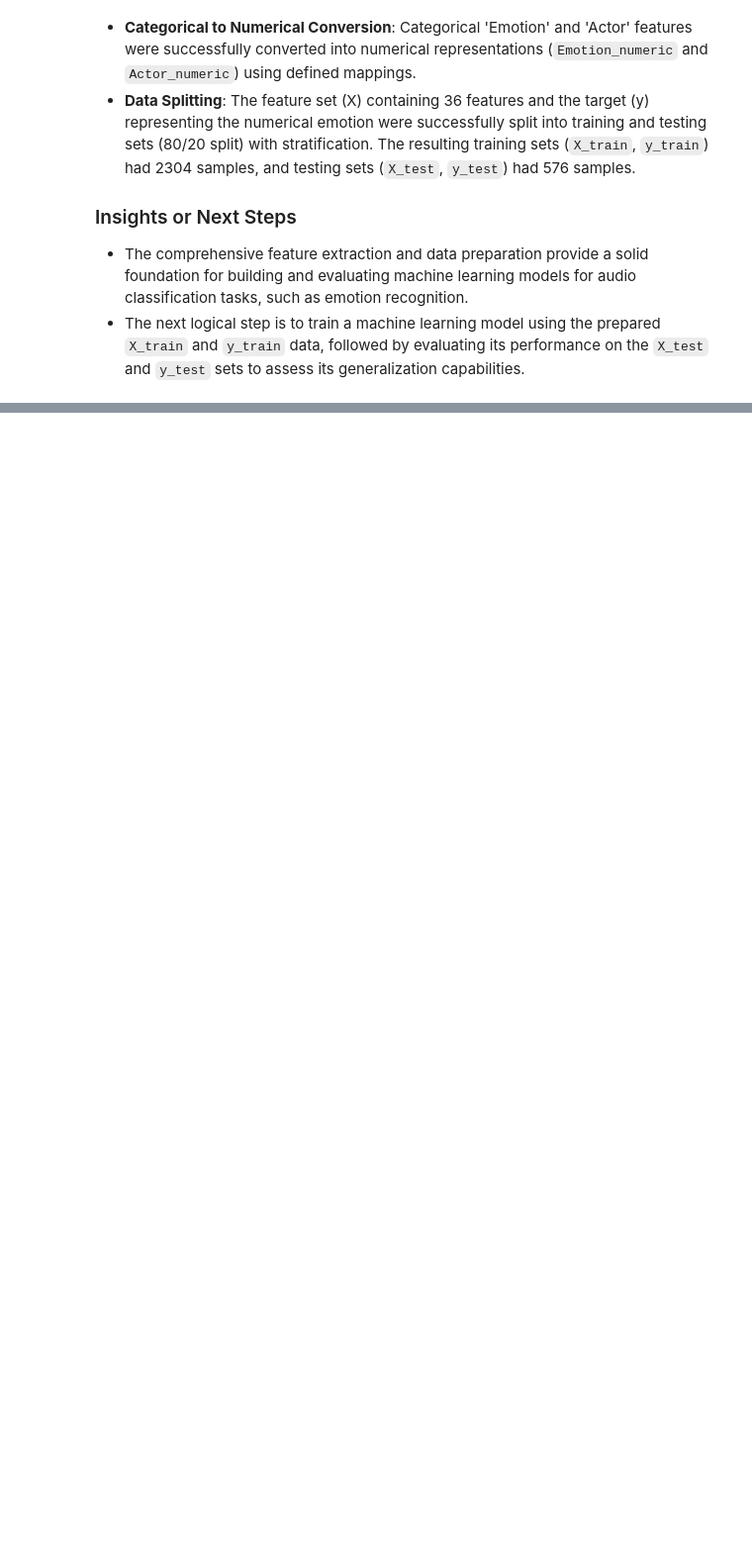
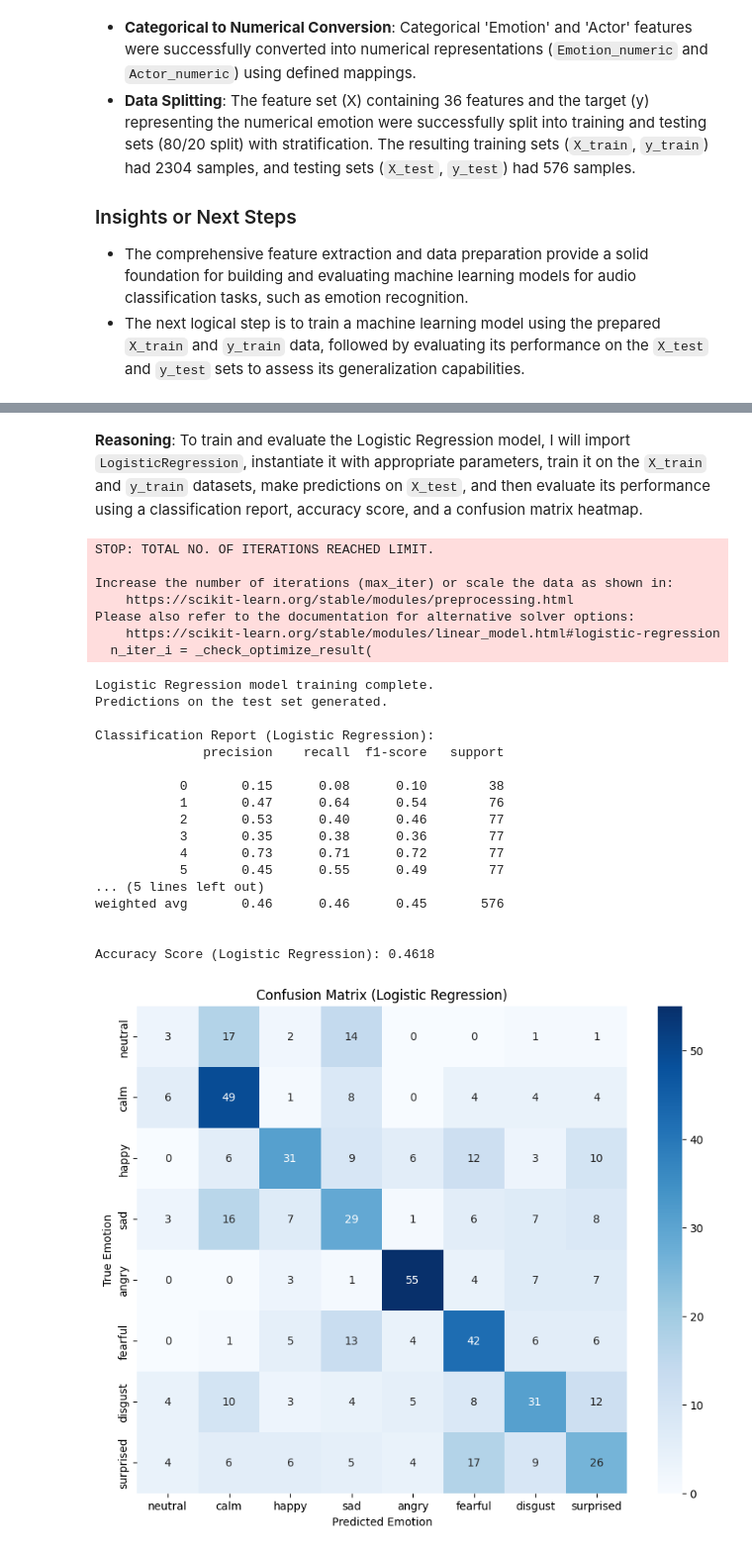
Before and after one commit to ajmainrahman/Supervised-Machine-Learning-ProblemTypes-Tasks-UseCases, a Jupyter notebook: Speech_Emotion_Classification.ipynb, the cells around one changed output, grey strips where cells are left out. Shown at 99% size. Drawn from its saved outputs; the diff is of its cells as text; code cells hidden in the pictures; blank space fills up the shorter version.

```diff
--- a/Speech_Emotion_Classification.ipynb
+++ b/Speech_Emotion_Classification.ipynb
@@ -651,0 +699,73 @@ Summarize the overall process of audio file processing, the types of features ex
+# %% [markdown]
+**Reasoning**:
+To train and evaluate the Logistic Regression model, I will import `LogisticRegression`, instantiate it with appropriate parameters, train it on the `X_train` and `y_train` datasets, make predictions on `X_test`, and then evaluate its performance using a classification report, accuracy score, and a confusion matrix heatmap.
+# %%
+from sklearn.linear_model import LogisticRegression
+from sklearn.metrics import classification_report, accuracy_score, confusion_matrix
+import seaborn as sns
+import matplotlib.pyplot as plt
+
+# Instantiate a Logistic Regression model
+# Using 'lbfgs' solver as it's a good default for multiclass classification and handles l2 regularization.
+# Increased max_iter for convergence.
+model_lr = LogisticRegression(max_iter=1000, solver='lbfgs', random_state=42)
+
+# Train the model on the training data
+model_lr.fit(X_train, y_train)
+
+print("Logistic Regression model training complete.")
+
+# Make predictions on the test set
+y_pred_lr = model_lr.predict(X_test)
+
+print("Predictions on the test set generated.")
+
+# Define emotion_labels mapping for the confusion matrix
+emotion_labels = {
+    0: 'neutral', 1: 'calm', 2: 'happy', 3: 'sad',
+    4: 'angry', 5: 'fearful', 6: 'disgust', 7: 'surprised'
+}
+
+# 1. Classification Report
+print("\nClassification Report (Logistic Regression):")
+print(classification_report(y_test, y_pred_lr))
+
+# 2. Accuracy Score
+accuracy_lr = accuracy_score(y_test, y_pred_lr)
+print(f"\nAccuracy Score (Logistic Regression): {accuracy_lr:.4f}")
+
+# 3. Confusion Matrix
+conf_matrix_lr = confusion_matrix(y_test, y_pred_lr)
+plt.figure(figsize=(10, 8))
+sns.heatmap(conf_matrix_lr, annot=True, fmt='d', cmap='Blues',
+            xticklabels=emotion_labels.values(), yticklabels=emotion_labels.values())
+plt.title('Confusion Matrix (Logistic Regression)')
+plt.xlabel('Predicted Emotion')
+plt.ylabel('True Emotion')
+plt.show()
+# %% [output]
+STOP: TOTAL NO. OF ITERATIONS REACHED LIMIT.
+
+Increase the number of iterations (max_iter) or scale the data as shown in:
+    https://scikit-learn.org/stable/modules/preprocessing.html
+Please also refer to the documentation for alternative solver options:
+    https://scikit-learn.org/stable/modules/linear_model.html#logistic-regression
+  n_iter_i = _check_optimize_result(
+Logistic Regression model training complete.
+Predictions on the test set generated.
+
+Classification Report (Logistic Regression):
+              precision    recall  f1-score   support
+
+           0       0.15      0.08      0.10        38
+           1       0.47      0.64      0.54        76
+           2       0.53      0.40      0.46        77
+           3       0.35      0.38      0.36        77
+           4       0.73      0.71      0.72        77
+           5       0.45      0.55      0.49        77
+... (5 lines left out)
+weighted avg       0.46      0.46      0.45       576
+
+
+Accuracy Score (Logistic Regression): 0.4618
+[figure, added]
```
Also changed, not shown: parts of 29 cells of this notebook.
